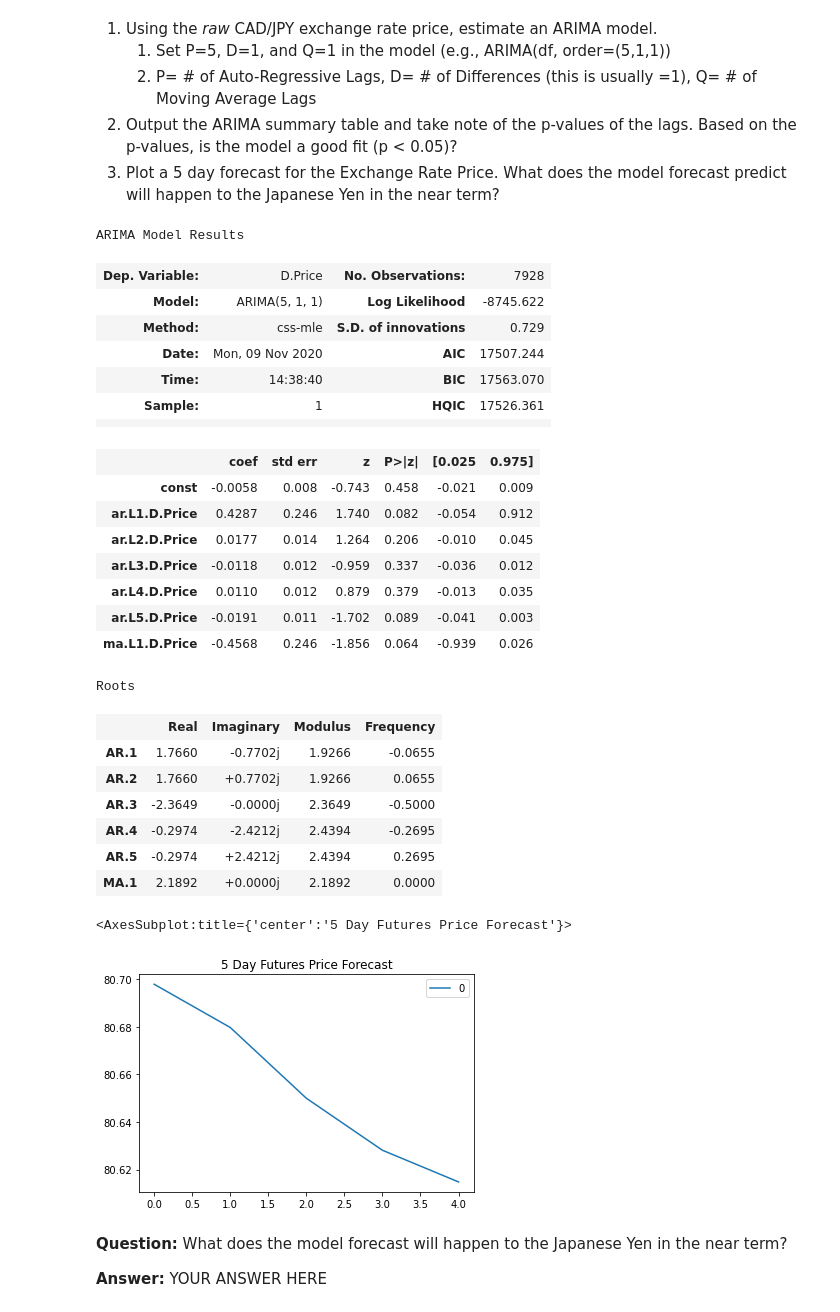
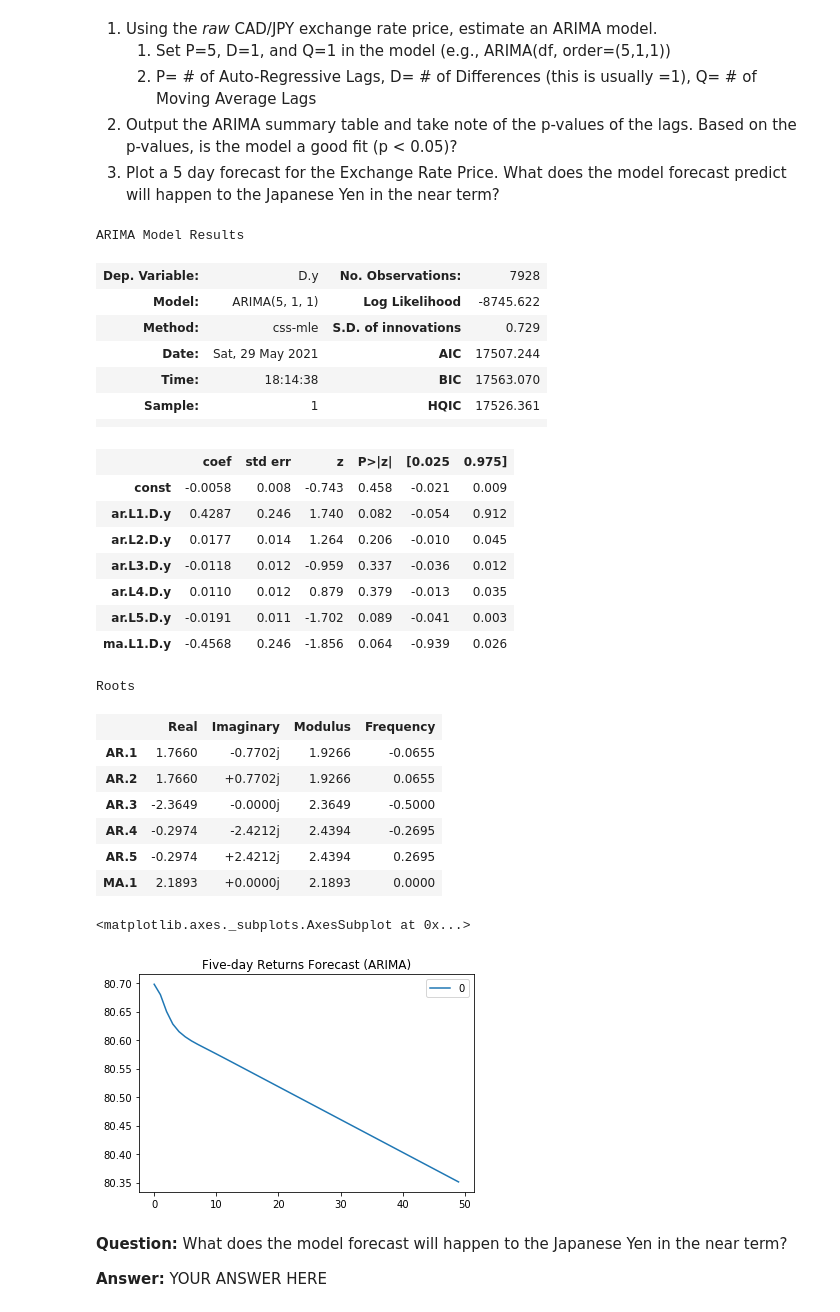
Before and after one commit to c1ycone/FinTech_Homeworks, a Jupyter notebook: 10_Time_Series/time_series_analysis.ipynb, the cells around one changed output. Saved outputs shown, nothing was run; the diff lists cells and outputs as text; code cells hidden in the pictures.

Commit message:
add Time Series homework

```diff
--- a/10_Time_Series/time_series_analysis.ipynb
+++ b/10_Time_Series/time_series_analysis.ipynb
@@ -214,30 +220,32 @@ from statsmodels.tsa.arima_model import ARIMA
 
 # Estimate and ARIMA Model:
 # Hint: ARIMA(df, order=(p, d, q))
-# YOUR CODE HERE!
+#arima_model = ARIMA(cad_jpy_df['Price'], order=(5, 1, 1))
+
+arima_model = ARIMA(cad_jpy_df.Price.values, order=(5, 1, 1))
 
 # Fit the model
-# YOUR CODE HERE!
+arima_results = arima_model.fit()
 # %%
 # Output model summary results:
-# YOUR CODE HERE!
+arima_results.summary()
 # %% [output]
 ARIMA Model Results
-| Dep. Variable: | D.Price | No. Observations: | 7928 |
+| Dep. Variable: | D.y | No. Observations: | 7928 |
 | Model: | ARIMA(5, 1, 1) | Log Likelihood | -8745.622 |
 | Method: | css-mle | S.D. of innovations | 0.729 |
-| Date: | Mon, 09 Nov 2020 | AIC | 17507.244 |
-| Time: | 14:38:40 | BIC | 17563.070 |
+| Date: | Sat, 29 May 2021 | AIC | 17507.244 |
+| Time: | 18:14:38 | BIC | 17563.070 |
 | Sample: | 1 | HQIC | 17526.361 |
 |  |  |  |  |
 |  | coef | std err | z | P>|z| | [0.025 | 0.975] |
 | const | -0.0058 | 0.008 | -0.743 | 0.458 | -0.021 | 0.009 |
-| ar.L1.D.Price | 0.4287 | 0.246 | 1.740 | 0.082 | -0.054 | 0.912 |
-| ar.L2.D.Price | 0.0177 | 0.014 | 1.264 | 0.206 | -0.010 | 0.045 |
-| ar.L3.D.Price | -0.0118 | 0.012 | -0.959 | 0.337 | -0.036 | 0.012 |
-| ar.L4.D.Price | 0.0110 | 0.012 | 0.879 | 0.379 | -0.013 | 0.035 |
-| ar.L5.D.Price | -0.0191 | 0.011 | -1.702 | 0.089 | -0.041 | 0.003 |
-| ma.L1.D.Price | -0.4568 | 0.246 | -1.856 | 0.064 | -0.939 | 0.026 |
+| ar.L1.D.y | 0.4287 | 0.246 | 1.740 | 0.082 | -0.054 | 0.912 |
+| ar.L2.D.y | 0.0177 | 0.014 | 1.264 | 0.206 | -0.010 | 0.045 |
+| ar.L3.D.y | -0.0118 | 0.012 | -0.959 | 0.337 | -0.036 | 0.012 |
+| ar.L4.D.y | 0.0110 | 0.012 | 0.879 | 0.379 | -0.013 | 0.035 |
+| ar.L5.D.y | -0.0191 | 0.011 | -1.702 | 0.089 | -0.041 | 0.003 |
+| ma.L1.D.y | -0.4568 | 0.246 | -1.856 | 0.064 | -0.939 | 0.026 |
 Roots
 |  | Real | Imaginary | Modulus | Frequency |
 | AR.1 | 1.7660 | -0.7702j | 1.9266 | -0.0655 |
@@ -245,13 +253,13 @@ Roots
 | AR.3 | -2.3649 | -0.0000j | 2.3649 | -0.5000 |
 | AR.4 | -0.2974 | -2.4212j | 2.4394 | -0.2695 |
 | AR.5 | -0.2974 | +2.4212j | 2.4394 | 0.2695 |
-| MA.1 | 2.1892 | +0.0000j | 2.1892 | 0.0000 |
+| MA.1 | 2.1893 | +0.0000j | 2.1893 | 0.0000 |
 # %%
 # Plot the 5 Day Price Forecast
-# YOUR CODE HERE!
+pd.DataFrame(arima_results.forecast(steps=50)[0]).plot(title="Five-day Returns Forecast (ARIMA)")
 # %% [output]
-<AxesSubplot:title={'center':'5 Day Futures Price Forecast'}>
+<matplotlib.axes._subplots.AxesSubplot at 0x...>
-[figure, old version]
+[figure, new version]
 # %% [markdown]
 **Question:** What does the model forecast will happen to the Japanese Yen in the near term?
 
```
Also changed, not shown: parts of 13 cells of this notebook, 2 other files.
